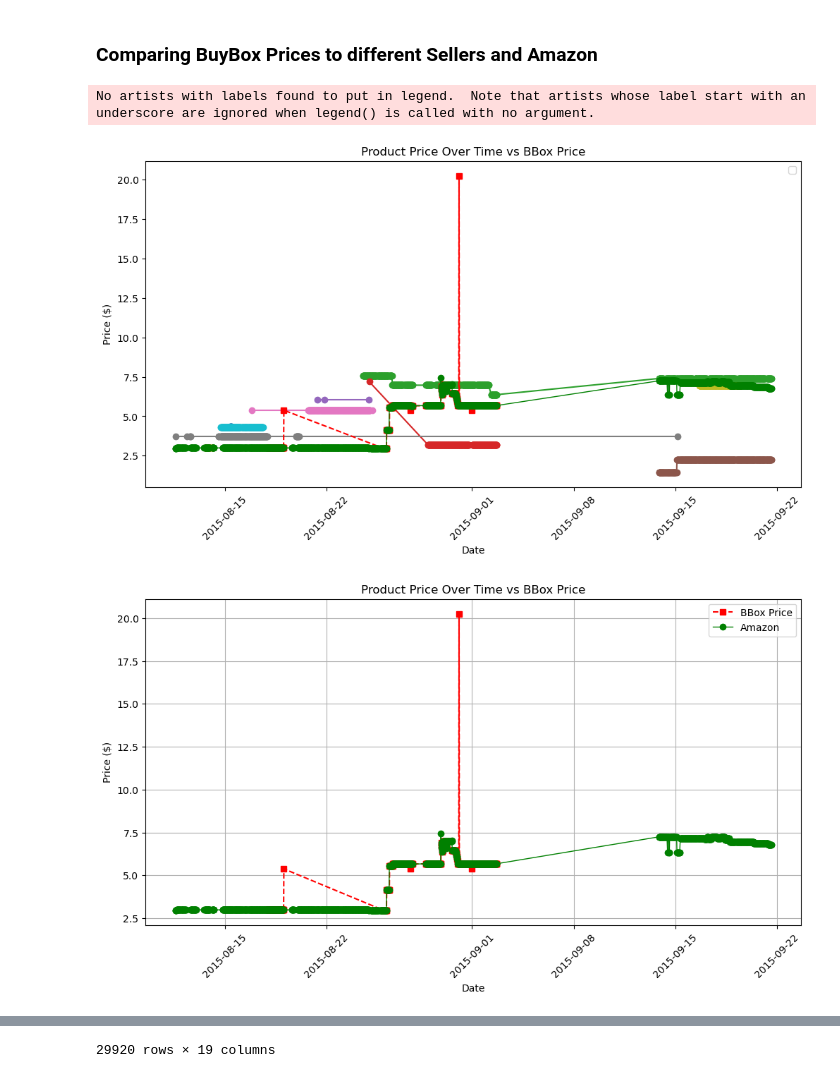
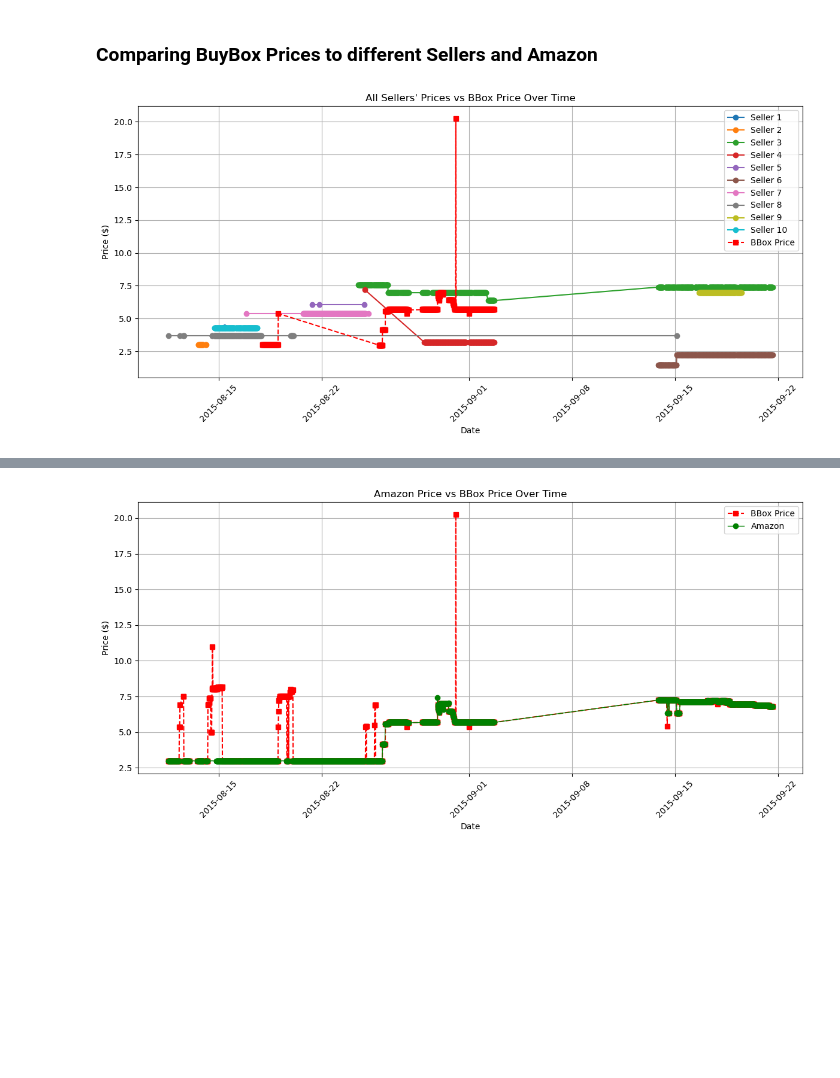
Before and after one commit to ABeltrann/algoPricingResearch, a Jupyter notebook: eda.ipynb, the cells around one changed output, grey strips where cells are left out. Saved outputs shown, nothing was run; the diff lists cells and outputs as text; code cells hidden in the pictures; blank space fills up the shorter version.

Commit message:
add buybox tracker graph

```diff
--- a/eda.ipynb
+++ b/eda.ipynb
@@ -279,51 +279,34 @@ unique_pids
 # %% [markdown]
 ### Comparing BuyBox Prices to different Sellers and Amazon
 # %%
-
-
 crawl2["date"] = pd.to_datetime(crawl2["epoc"], unit="s")
 
 pid_sid_dict = crawl2.groupby("pid")["sid"].apply(list).to_dict()
 pid_filtered_crawl2 = crawl2[crawl2["pid"]== "B00004YO15"]
 amazon = pid_filtered_crawl2[pid_filtered_crawl2["sid"]== "amazon"]
 # Sort values by date for better visualization
 crawl2 = crawl2.sort_values(by="date")
+# Plot 1: All Sellers vs BBox Price
+plt.figure(figsize=(12, 6))
+counter = 0
+sellerLimit = 10
 
-# Plotting
-plt.figure(figsize=(12, 6))
+for sid, sid_df in pid_filtered_crawl2.groupby("sid"):
+    if counter == sellerLimit:
+        plt.plot(sid_df["date"], sid_df["bbox_price"],
+                label="BBox Price", marker="s", linestyle="--", color="red")
+        break
+    counter += 1
+    plt.plot(sid_df["date"], sid_df["price"],
+            marker="o", linestyle="-", label=f"Seller {counter}")
+
 plt.xlabel("Date")
 plt.ylabel("Price ($)")
-plt.title("Product Price Over Time vs BBox Price")
-plt.legend()
-plt.xticks(rotation=45)
-counter = 0
-sellerLimit = 10
-pid_filtered_crawl2
-for sid, sid_df in pid_filtered_crawl2.groupby("sid"):
-        if counter == sellerLimit:
-                plt.plot(sid_df["date"], sid_df["bbox_price"], label="BBox Price", marker="s", linestyle="--", color="red")
-                plt.plot(amazon["date"], amazon["price"], marker="o", linestyle="-", label="Amazon", color="green", linewidth=1)
-                plt.figure(figsize=(12, 6))
-                plt.plot(sid_df["date"], sid_df["bbox_price"], label="BBox Price", marker="s", linestyle="--", color="red")
-                plt.plot(amazon["date"], amazon["price"], marker="o", linestyle="-", label="Amazon", color="green", linewidth=1)
-                break
-        counter += 1
-        plt.plot(sid_df["date"], sid_df["price"], marker="o", linestyle="-")
-
-# Labels and title
-plt.xlabel("Date")
-plt.ylabel("Price ($)")
-plt.title("Product Price Over Time vs BBox Price")
+plt.title("All Sellers' Prices vs BBox Price Over Time")
 plt.legend()
 plt.grid(True)
-
-# Rotate x-axis labels for better readability
 plt.xticks(rotation=45)
-
-# Show the plot
+plt.tight_layout()
 plt.show()
-pid_filtered_crawl2
 # %% [output]
-No artists with labels found to put in legend.  Note that artists whose label start with an underscore are ignored when legend() is called with no argument.
-[figure, old version]
+[figure, new version]
-[figure, removed]
@@ -342 +313,20 @@ No artists with labels found to put in legend.  Note that artists whose label st
-29920 rows × 19 columns
+# %%
+# Plot 2: Amazon vs BBox Price
+plt.figure(figsize=(12, 6))
+
+plt.plot(pid_filtered_crawl2["date"].unique(),
+         pid_filtered_crawl2.groupby("date")["bbox_price"].first(),
+         label="BBox Price", marker="s", linestyle="--", color="red")
+plt.plot(amazon["date"], amazon["price"],
+         marker="o", linestyle="-", label="Amazon", color="green", linewidth=1)
+
+plt.xlabel("Date")
+plt.ylabel("Price ($)")
+plt.title("Amazon Price vs BBox Price Over Time")
+plt.legend()
+plt.grid(True)
+plt.xticks(rotation=45)
+plt.tight_layout()
+plt.show()
+# %% [output]
+[figure, added]
```
Also changed, not shown: parts of 2 cells of this notebook.
